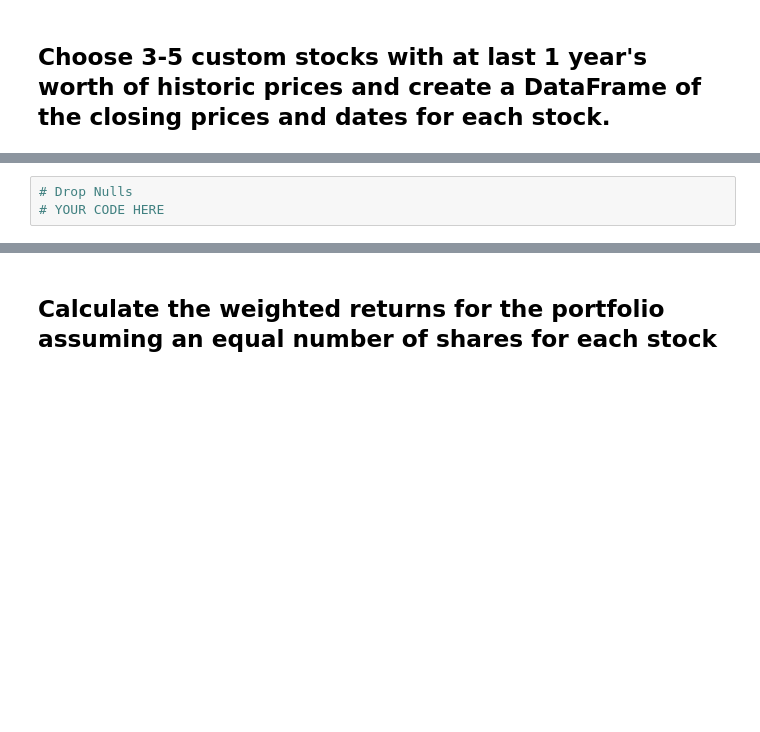
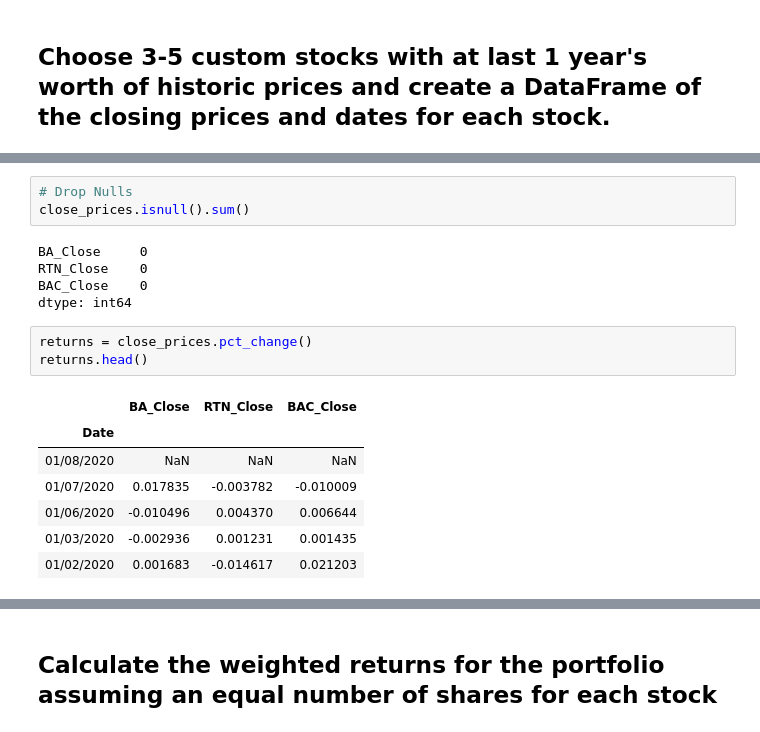
Before and after one commit to exposuretherapy/Pandas-Homework, a Jupyter notebook: whale_analysis.ipynb, the cells around one changed output, grey strips where cells are left out. Cells and saved outputs as stored; diff of their text form; blank space fills up the shorter version.

```diff
--- a/whale_analysis.ipynb
+++ b/whale_analysis.ipynb
@@ -394,3 +426,19 @@ close_prices.head()
 # %%
 # Drop Nulls
-# YOUR CODE HERE
+close_prices.isnull().sum()
+# %% [output]
+BA_Close     0
+RTN_Close    0
+BAC_Close    0
+dtype: int64
+# %%
+returns = close_prices.pct_change()
+returns.head()
+# %% [output]
+|  | BA_Close | RTN_Close | BAC_Close |
+| Date |  |  |  |
+| 01/08/2020 | NaN | NaN | NaN |
+| 01/07/2020 | 0.017835 | -0.003782 | -0.010009 |
+| 01/06/2020 | -0.010496 | 0.004370 | 0.006644 |
+| 01/03/2020 | -0.002936 | 0.001231 | 0.001435 |
+| 01/02/2020 | 0.001683 | -0.014617 | 0.021203 |
```
Also changed, not shown: parts of 14 cells of this notebook.
